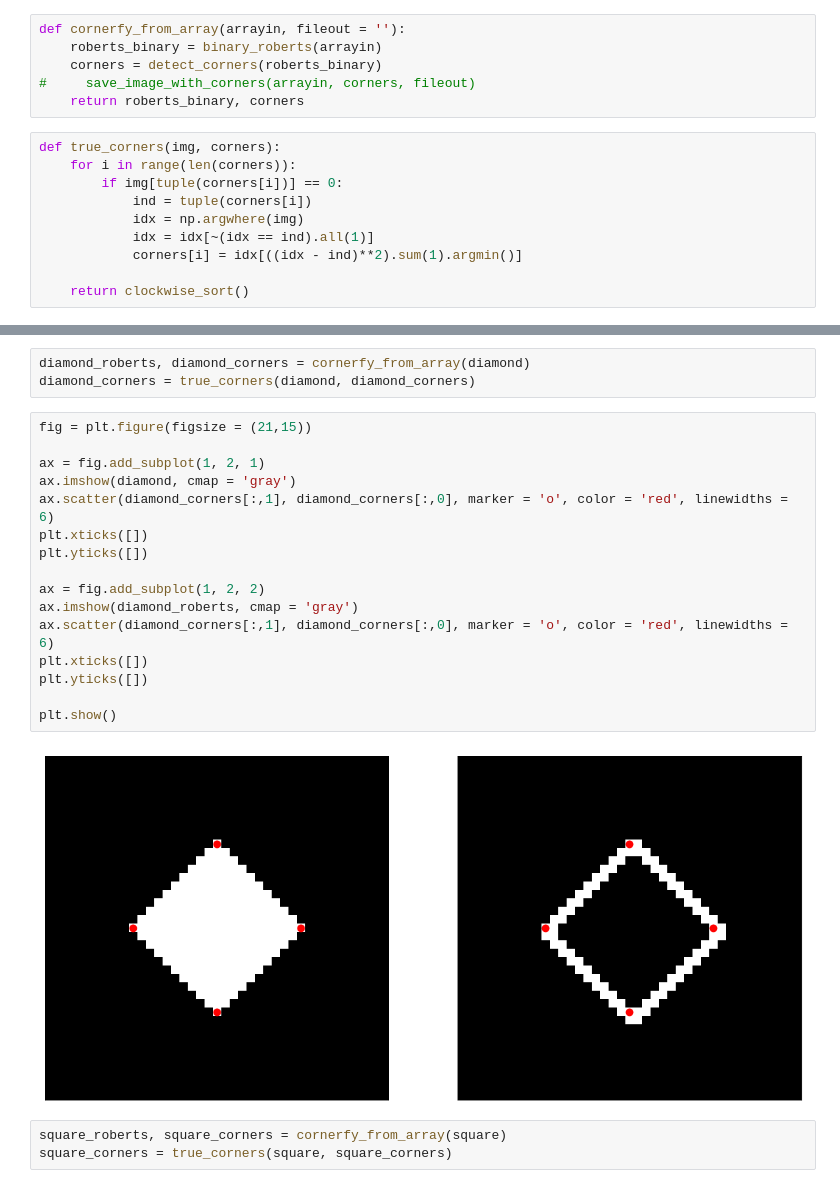
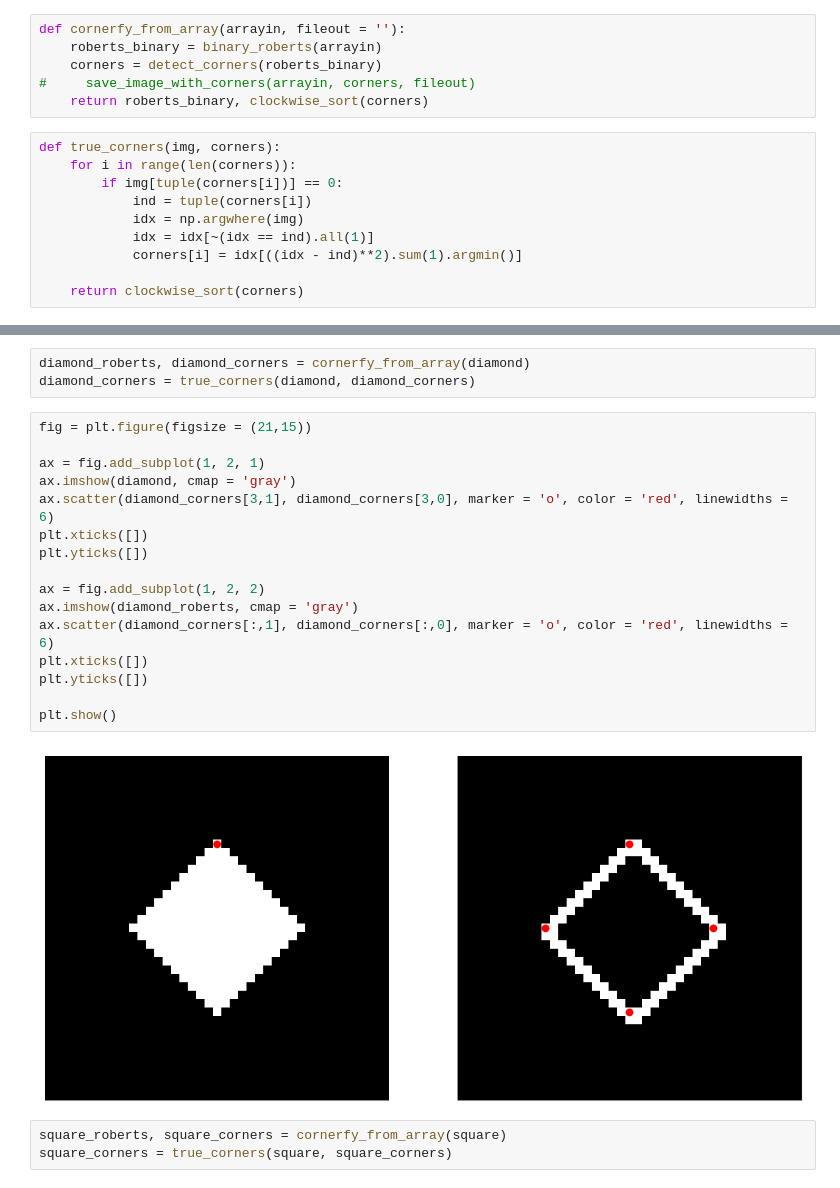
Before and after one commit to achiaver/computer_vision, a Jupyter notebook: trabalho_04/notebook/trabalho_04.ipynb, the cells around one changed output, grey strips where cells are left out. Cells and saved outputs as stored; diff of their text form.

Commit message:
Working on ordering the corners

```diff
--- a/trabalho_04/notebook/trabalho_04.ipynb
+++ b/trabalho_04/notebook/trabalho_04.ipynb
@@ -63,7 +76,7 @@ def cornerfy_from_array(arrayin, fileout = ''):
     roberts_binary = binary_roberts(arrayin)
     corners = detect_corners(roberts_binary)
 #     save_image_with_corners(arrayin, corners, fileout)
-    return roberts_binary, corners
+    return roberts_binary, clockwise_sort(corners)
 # %%
 def true_corners(img, corners):
     for i in range(len(corners)):
@@ -73,7 +86,7 @@ def true_corners(img, corners):
             idx = idx[~(idx == ind).all(1)]
             corners[i] = idx[((idx - ind)**2).sum(1).argmin()]
 
-    return clockwise_sort()
+    return clockwise_sort(corners)
 # %%
 def transformation_coefficients(img_in, img_out):
     A = np.zeros
@@ -124,21 +124,21 @@ diamond_corners = true_corners(diamond, diamond_corners)
 # %%
 fig = plt.figure(figsize = (21,15))
 
 ax = fig.add_subplot(1, 2, 1)
 ax.imshow(diamond, cmap = 'gray')
-ax.scatter(diamond_corners[:,1], diamond_corners[:,0], marker = 'o', color = 'red', linewidths = 6)
+ax.scatter(diamond_corners[3,1], diamond_corners[3,0], marker = 'o', color = 'red', linewidths = 6)
 plt.xticks([])
 plt.yticks([])
 
 ax = fig.add_subplot(1, 2, 2)
 ax.imshow(diamond_roberts, cmap = 'gray')
 ax.scatter(diamond_corners[:,1], diamond_corners[:,0], marker = 'o', color = 'red', linewidths = 6)
 plt.xticks([])
 plt.yticks([])
 
 plt.show()
 # %% [output]
-[figure, old version]
+[figure, new version]
 # %%
 square_roberts, square_corners = cornerfy_from_array(square)
 square_corners = true_corners(square, square_corners)
```
Also changed, not shown: parts of 28 cells of this notebook.
